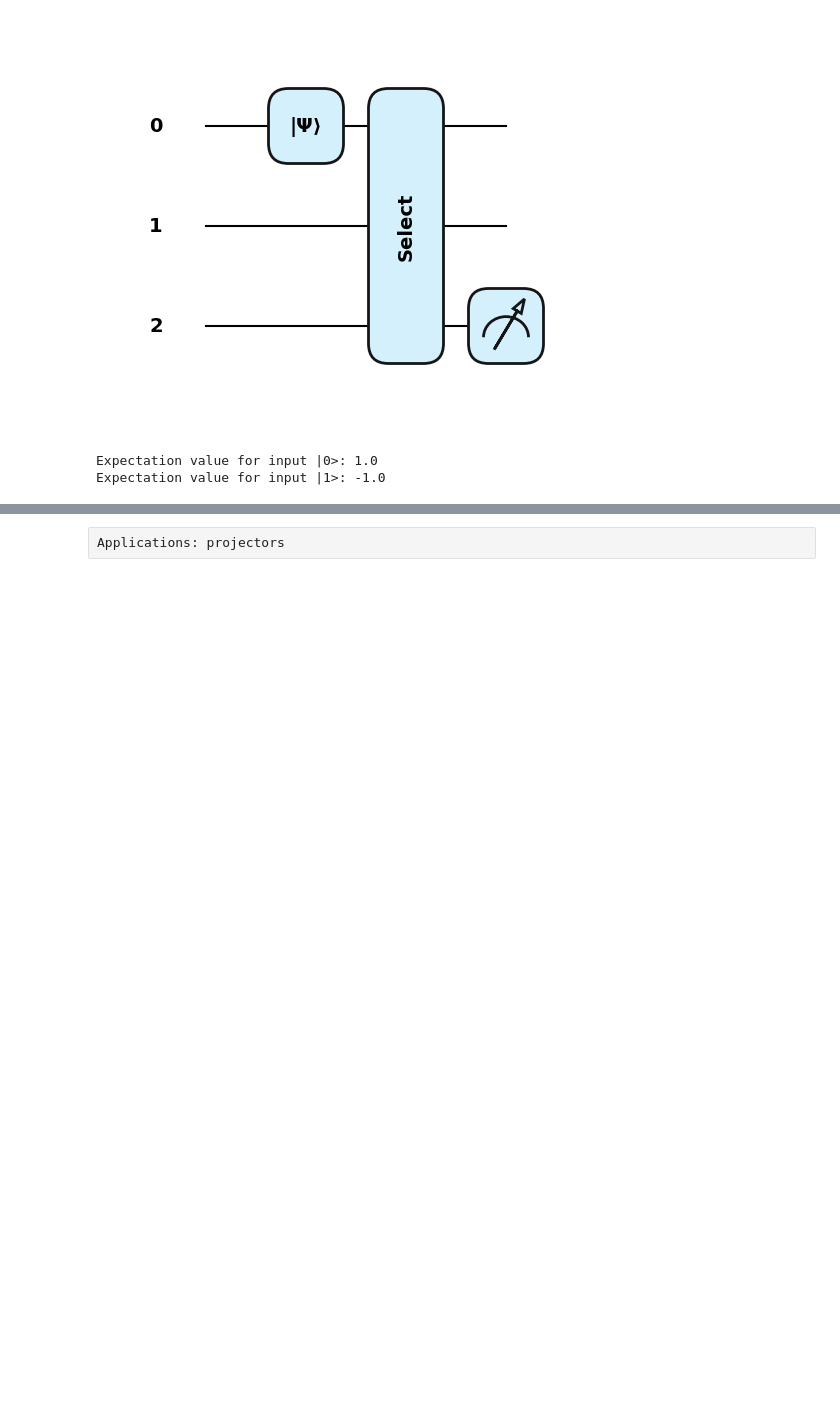
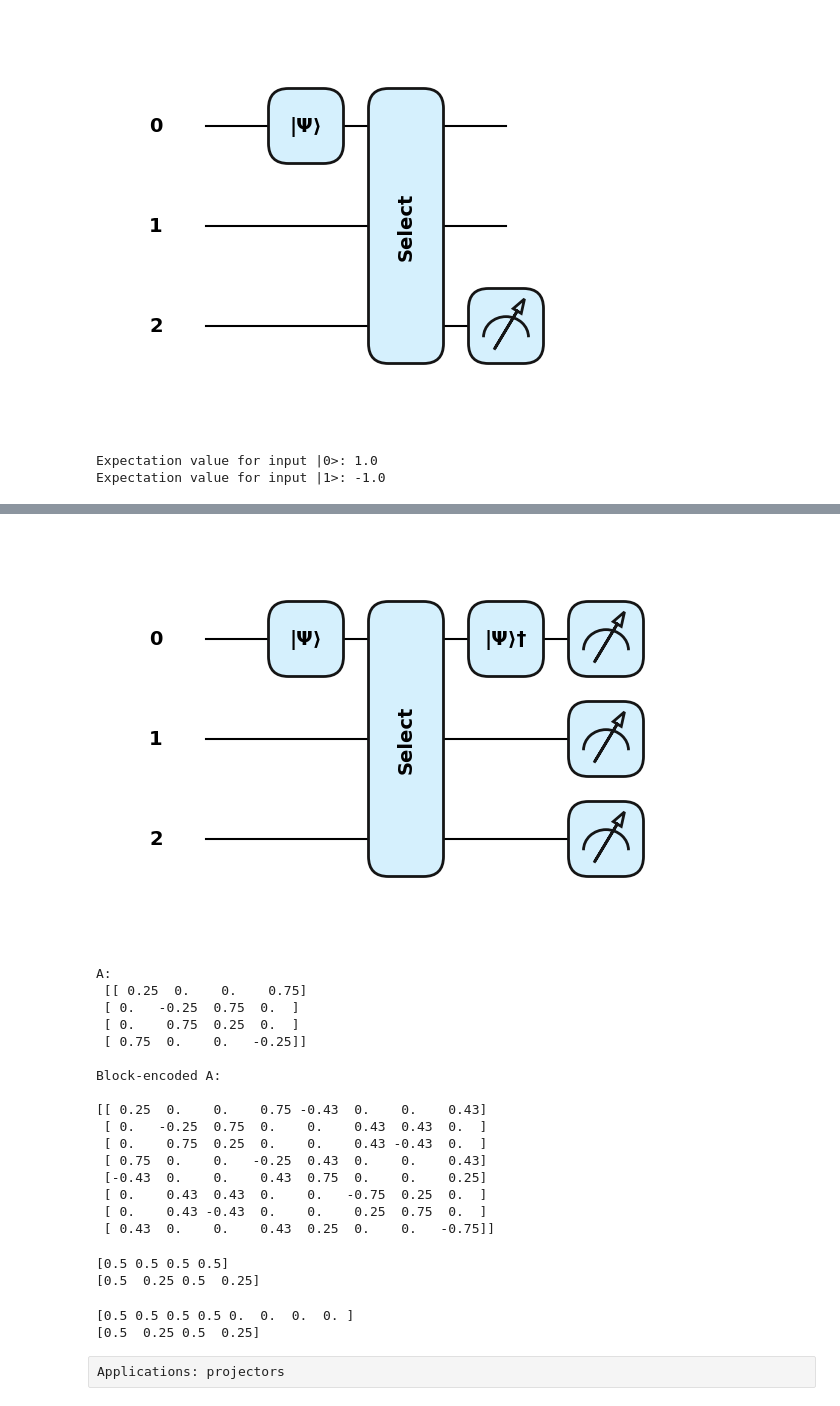
Before and after one commit to 24shiny/Inverse_Laplacian_embedding, a Jupyter notebook: Laplacian_embedding/block_encoding_PL.ipynb, the cells around one changed output, grey strips where cells are left out. Drawn from its saved outputs; the diff is of its cells as text; code cells hidden in the pictures; blank space fills up the shorter version.

```diff
--- a/Laplacian_embedding/block_encoding_PL.ipynb
+++ b/Laplacian_embedding/block_encoding_PL.ipynb
@@ -111,3 +165,71 @@ Block-encoded A:
+# %%
+num_iter = 1
+scaling_factor = sum(abs(alphas))
+
+@qml.qnode(dev2)
+def lcu_circuit():  # block_encode
+    # qml.Hadamard(1)
+    # qml.Hadamard(2)
+
+    for _ in range(num_iter):
+        qml.StatePrep(alphas, wires=0)
+        qml.Select(unitaries, control=0)
+        qml.adjoint(qml.StatePrep(alphas, wires=0))
+    return qml.state()
+
+qml.draw_mpl(lcu_circuit, style='pennylane')()
+plt.show()
+
+print("A:\n", A, "\n")
+print("Block-encoded A:\n")
+output_matrix = qml.matrix(lcu_circuit)()
+print(np.real(np.round(output_matrix,2)))
+# %% [output]
+[figure, added]
+A:
+ [[ 0.25  0.    0.    0.75]
+ [ 0.   -0.25  0.75  0.  ]
+ [ 0.    0.75  0.25  0.  ]
+ [ 0.75  0.    0.   -0.25]]
+
+Block-encoded A:
+
+[[ 0.25  0.    0.    0.75 -0.43  0.    0.    0.43]
+ [ 0.   -0.25  0.75  0.    0.    0.43  0.43  0.  ]
+ [ 0.    0.75  0.25  0.    0.    0.43 -0.43  0.  ]
+ [ 0.75  0.    0.   -0.25  0.43  0.    0.    0.43]
+ [-0.43  0.    0.    0.43  0.75  0.    0.    0.25]
+ [ 0.    0.43  0.43  0.    0.   -0.75  0.25  0.  ]
+ [ 0.    0.43 -0.43  0.    0.    0.25  0.75  0.  ]
+ [ 0.43  0.    0.    0.43  0.25  0.    0.   -0.75]]
+# %%
+init_vec = np.ones(4)/np.sqrt(4)
+print(init_vec)
+print(A @ init_vector)
+
+# # visualization of the vector with heatmap
+# vector = A @ init_vector
+# # matrix = vector.reshape(1, -1)  # row-wise
+# matrix = vector.reshape(-1, 1)  # column-wise
+# sns.heatmap(matrix, annot=True)
+# plt.show()
+# %% [output]
+[0.5 0.5 0.5 0.5]
+[0.5  0.25 0.5  0.25]
+# %%
+init_vec_pd = np.pad(init_vec, (0,4), 'constant')
+print(init_vec_pd)
+print(np.real(output_matrix @ init_vec_pd)[:4])
+
+# # visualization of the vector with heatmap
+# vector = np.real(output_matrix @ init_vec_pd)[:4]
+# # matrix = vector.reshape(1, -1)  # row-wise
+# matrix = vector.reshape(-1, 1)  # column-wise
+# sns.heatmap(matrix, annot=True)
+# plt.show()
+# %% [output]
+[0.5 0.5 0.5 0.5 0.  0.  0.  0. ]
+[0.5  0.25 0.5  0.25]
 # %% [raw]
 Applications: projectors
 # %%
```
Also changed, not shown: parts of 7 cells of this notebook.
